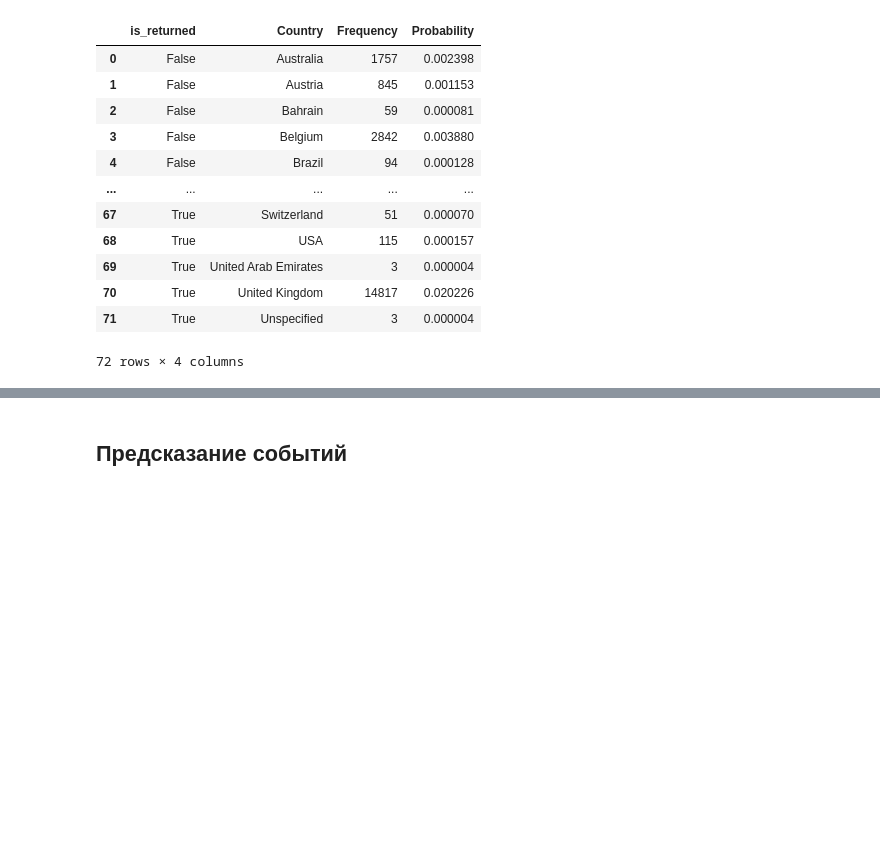
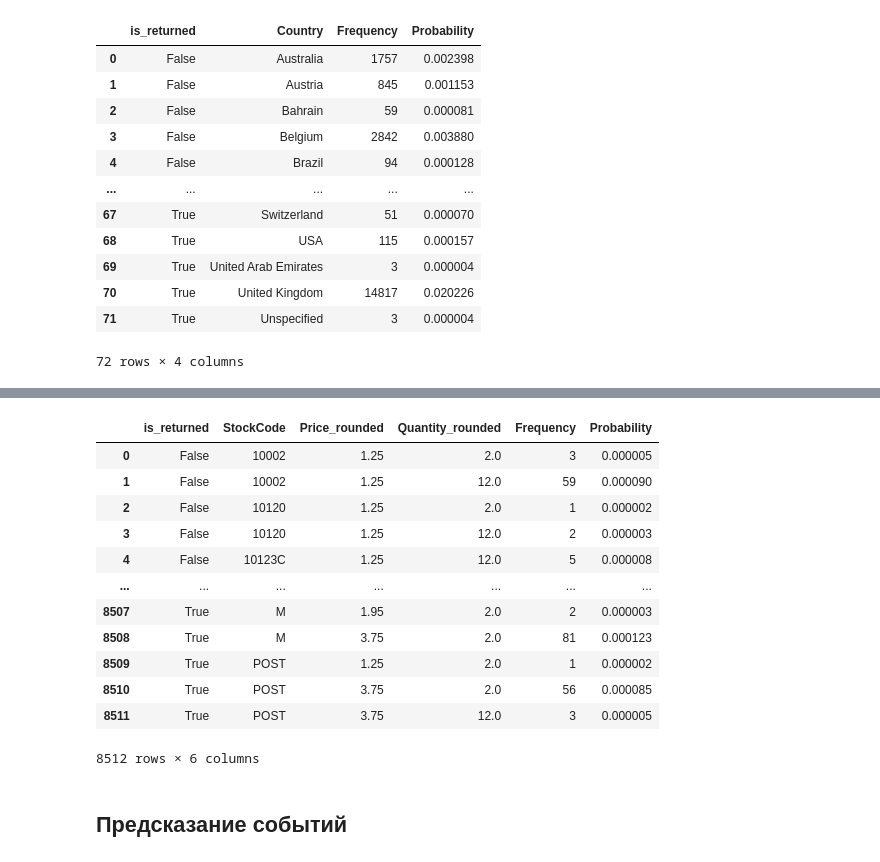
Before and after one commit to VanillaFox/math_for_ds, a Jupyter notebook: lab5/lab5.ipynb, the cells around one changed output, grey strips where cells are left out. Saved outputs shown, nothing was run; the diff lists cells and outputs as text; code cells hidden in the pictures; blank space fills up the shorter version.

```diff
--- a/lab5/lab5.ipynb
+++ b/lab5/lab5.ipynb
@@ -125,3 +126,23 @@ frequency_table_cond
+# %%
+# условная вероятность
+frequency_table_cond_2 = df[df['Country'] != 'United Kingdom'].groupby(['is_returned', 'StockCode', 'Price_rounded', 'Quantity_rounded']).size().reset_index(name='Frequency')
+total = np.sum(frequency_table_cond_1['Frequency'])
+frequency_table_cond_2['Probability'] = frequency_table_cond_2['Frequency'] / total
+frequency_table_cond_2
+# %% [output]
+|  | is_returned | StockCode | Price_rounded | Quantity_rounded | Frequency | Probability |
+| 0 | False | 10002 | 1.25 | 2.0 | 3 | 0.000005 |
+| 1 | False | 10002 | 1.25 | 12.0 | 59 | 0.000090 |
+| 2 | False | 10120 | 1.25 | 2.0 | 1 | 0.000002 |
+| 3 | False | 10120 | 1.25 | 12.0 | 2 | 0.000003 |
+| 4 | False | 10123C | 1.25 | 12.0 | 5 | 0.000008 |
+| ... | ... | ... | ... | ... | ... | ... |
+| 8507 | True | M | 1.95 | 2.0 | 2 | 0.000003 |
+| 8508 | True | M | 3.75 | 2.0 | 81 | 0.000123 |
+| 8509 | True | POST | 1.25 | 2.0 | 1 | 0.000002 |
+| 8510 | True | POST | 3.75 | 2.0 | 56 | 0.000085 |
+| 8511 | True | POST | 3.75 | 12.0 | 3 | 0.000005 |
+8512 rows × 6 columns
 # %% [markdown]
 ## Предсказание событий
 # %%
```
Also changed, not shown: parts of 11 cells of this notebook.
